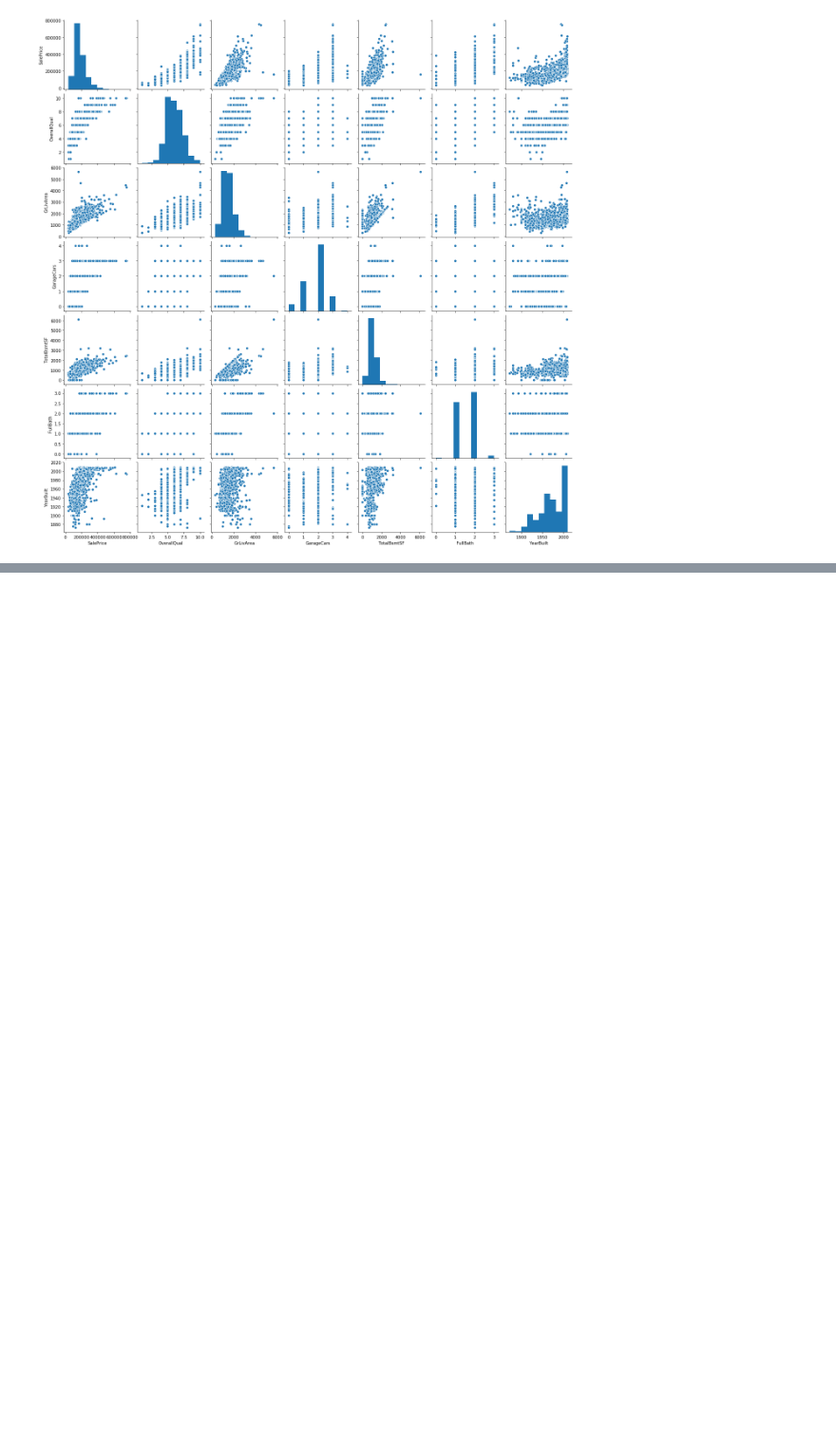
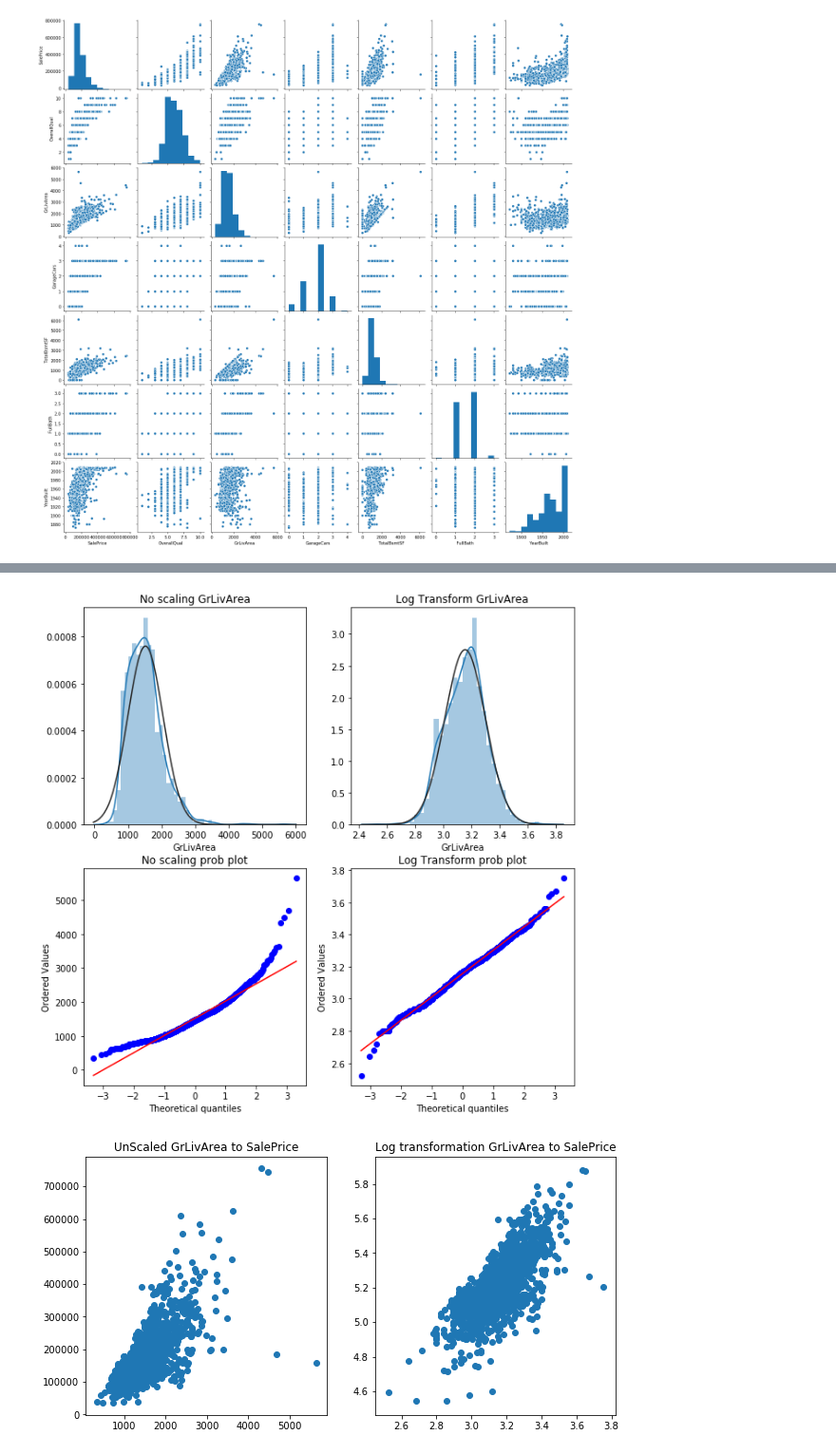
Before and after one commit to MarcoAntonioMontez/HousePrices, a Jupyter notebook: Data-Preprocessing.ipynb, the cells around one changed output, grey strips where cells are left out. Shown at 95% size. Cells and saved outputs as stored; diff of their text form; code cells hidden in the pictures; blank space fills up the shorter version.

```diff
--- a/Data-Preprocessing.ipynb
+++ b/Data-Preprocessing.ipynb
@@ -209,0 +275,25 @@ msno.heatmap(raw_data.drop(remove_cols,axis=1).sample(250))
+# %%
+fig, axs = plt.subplots(2, 2,figsize=(10, 10))
+
+sns.distplot(pre_data['GrLivArea'],fit=stats.norm,ax=axs[0,0])
+axs[0,0].set_title('No scaling GrLivArea')
+
+sns.distplot(np.log10(pre_data['GrLivArea']),fit=stats.norm,ax=axs[0,1])
+axs[0,1].set_title('Log Transform GrLivArea')
+
+stats.probplot((pre_data['GrLivArea']), plot=axs[1,0])
+axs[1,0].set_title('No scaling prob plot')
+
+stats.probplot(np.log10(pre_data['GrLivArea']), plot=axs[1,1])
+axs[1,1].set_title('Log Transform prob plot')
+plt.show()
+
+fig, axs = plt.subplots(1,2,figsize=(10, 5))
+axs[0].scatter(pre_data['GrLivArea'],pre_data['SalePrice'])
+axs[0].set_title('UnScaled GrLivArea to SalePrice')
+axs[1].scatter(np.log10(pre_data['GrLivArea']),np.log10(pre_data['SalePrice']))
+axs[1].set_title('Log transformation GrLivArea to SalePrice')
+plt.show()
+# %% [output]
+[figure, added]
+[figure, added]
```
Also changed, not shown: parts of 21 cells of this notebook, 1 other file.
